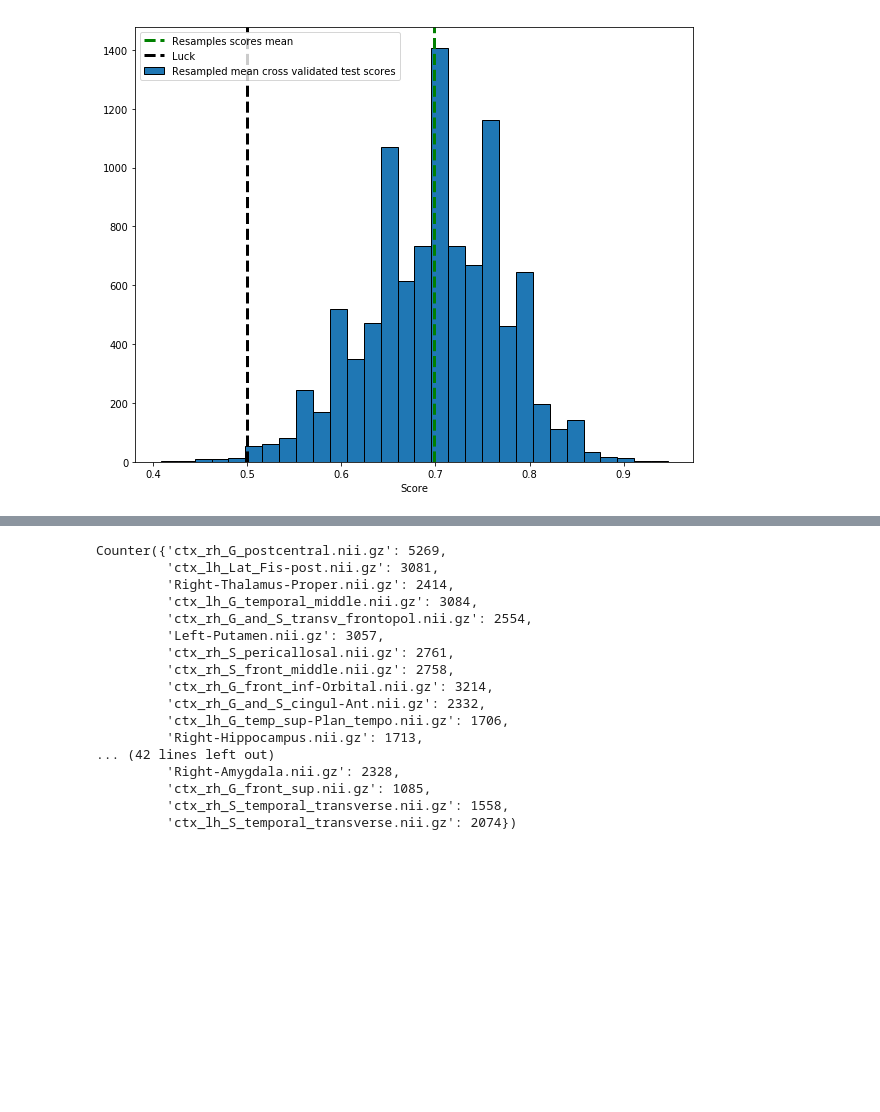
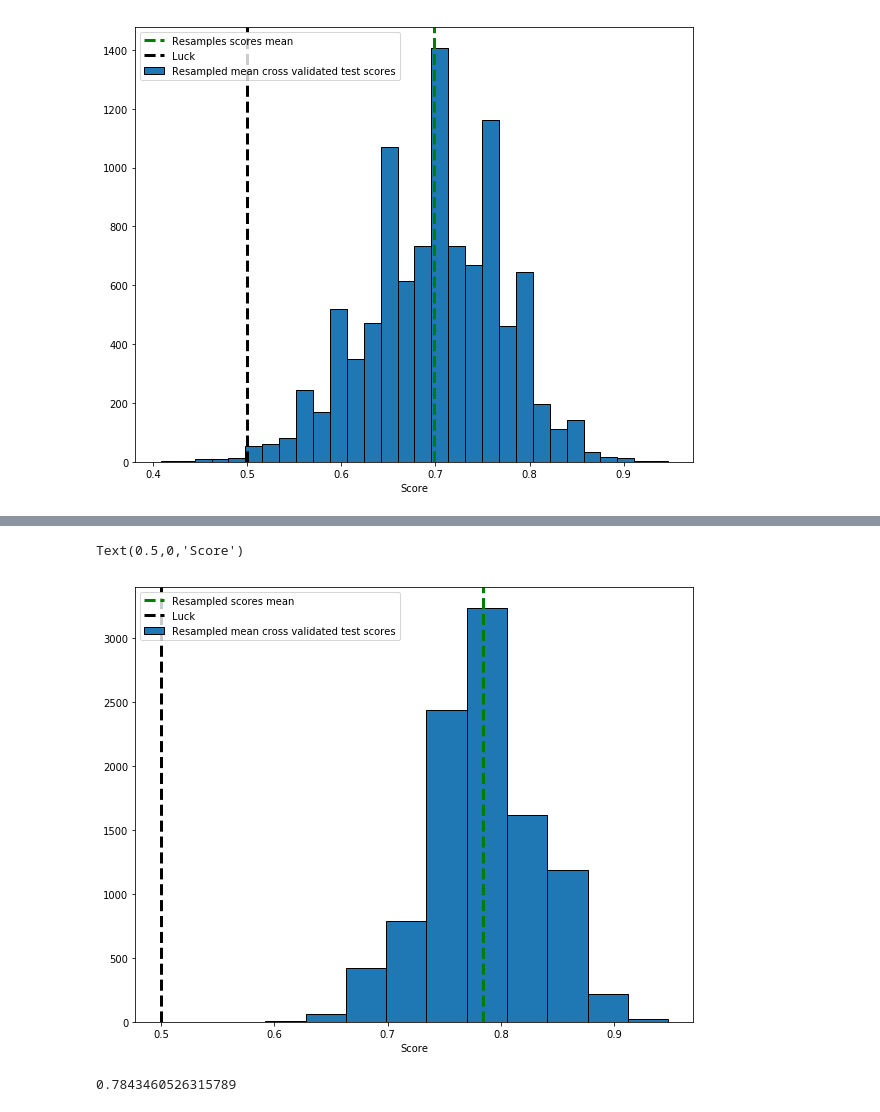
Before and after one commit to zhenghanQ/bild, a Jupyter notebook: second_level_roi_analysis/sklearn_prelim.ipynb, the cells around one changed output, grey strips where cells are left out. Cells and saved outputs as stored; diff of their text form; code cells hidden in the pictures; blank space fills up the shorter version.

Commit message:
added random forest

```diff
--- a/second_level_roi_analysis/sklearn_prelim.ipynb
+++ b/second_level_roi_analysis/sklearn_prelim.ipynb
@@ -262,6 +268,7 @@ np.mean(accs_r1)
 X_poly2 = np.hstack((X, X**2))
 
 accs_r2 = np.zeros(len(cv_idxs))
+var_exp = []
 
 for outer_idx, cidx in enumerate(cv_idxs):
     X_resampled, y_resampled = X_poly2[cidx], y[cidx]
@@ -277,6 +284,8 @@ for outer_idx, cidx in enumerate(cv_idxs):
         predicted[idx], true_class[idx] = clf.predict(X_test), y_test
         pred_scores[idx] = np.int64(predicted[idx] == true_class[idx])
 
+    metrics.explained_variance_score(true_class, predicted)
+
     accs_r2[outer_idx] = pred_scores.mean()
 # %%
 plt.hist(accs_r2, bins=50, label='Resampled scores', edgecolor='black')
@@ -393,20 +380,0 @@ inter_counts = Counter([i for x in intersection_per_resample_coef for i in x])
-# %%
-inter_counts
-# %% [output]
-Counter({'ctx_rh_G_postcentral.nii.gz': 5269,
-         'ctx_lh_Lat_Fis-post.nii.gz': 3081,
-         'Right-Thalamus-Proper.nii.gz': 2414,
-         'ctx_lh_G_temporal_middle.nii.gz': 3084,
-         'ctx_rh_G_and_S_transv_frontopol.nii.gz': 2554,
-         'Left-Putamen.nii.gz': 3057,
-         'ctx_rh_S_pericallosal.nii.gz': 2761,
-         'ctx_rh_S_front_middle.nii.gz': 2758,
-         'ctx_rh_G_front_inf-Orbital.nii.gz': 3214,
-         'ctx_rh_G_and_S_cingul-Ant.nii.gz': 2332,
-         'ctx_lh_G_temp_sup-Plan_tempo.nii.gz': 1706,
-         'Right-Hippocampus.nii.gz': 1713,
-... (42 lines left out)
-         'Right-Amygdala.nii.gz': 2328,
-         'ctx_rh_G_front_sup.nii.gz': 1085,
-         'ctx_rh_S_temporal_transverse.nii.gz': 1558,
-         'ctx_lh_S_temporal_transverse.nii.gz': 2074})
@@ -412,0 +383,49 @@ Counter({'ctx_rh_G_postcentral.nii.gz': 5269,
+# %%
+clf = Pipeline([
+    ("scale", StandardScaler()),
+    ("rf", RandomForestClassifier())
+])
+
+cv = LeaveOneOut()
+cv_idxs = evensplit_resampler(y, 10000)
+# %%
+out = {
+    "mean_acc":[],
+    "mean_feat_imp":[],
+}
+# %%
+for outer_idx, cidx in enumerate(cv_idxs):
+    X_resampled, y_resampled = data.values[cidx], y[cidx]
+
+    pred_scores = np.zeros(X.shape[0])
+    predicted = np.zeros(X.shape[0])
+    true_class = np.zeros(X.shape[0])
+    feat_imps = np.zeros(X.shape)
+
+    for idx, (train_idx, test_idx) in enumerate(LeaveOneOut().split(X_resampled)):
+        X_train, X_test = X_resampled[train_idx], X_resampled[test_idx]
+        y_train, y_test = y_resampled[train_idx], y_resampled[test_idx]
+        clf.fit(X_train, y_train)
+        predicted[idx], true_class[idx] = clf.predict(X_test), y_test
+        pred_scores[idx] = np.int64(predicted[idx] == true_class[idx])
+        feat_imps[idx, :] = clf.named_steps["rf"].feature_importances_.ravel()
+
+    out["mean_feat_imp"].append(feat_imps.mean(0))
+    out["mean_acc"].append(pred_scores.mean())
+# %%
+from pylab import rcParams
+rcParams['figure.figsize'] = 10, 8
+plt.hist(out["mean_acc"], bins=10, label='Resampled mean cross validated test scores', edgecolor="black")
+ylim = plt.ylim()
+plt.plot(2 * [np.mean(out["mean_acc"])], ylim, '--g', linewidth=3, label="Resampled scores mean")
+plt.plot([.5, .5], ylim, '--k', linewidth=3, label='Luck')
+plt.ylim(ylim)
+plt.legend()
+plt.xlabel('Score')
+# %% [output]
+Text(0.5,0,'Score')
+[figure, added]
+# %%
+np.mean(out["mean_acc"])
+# %% [output]
+0.7843460526315789
```
Also changed, not shown: parts of 11 cells of this notebook.
